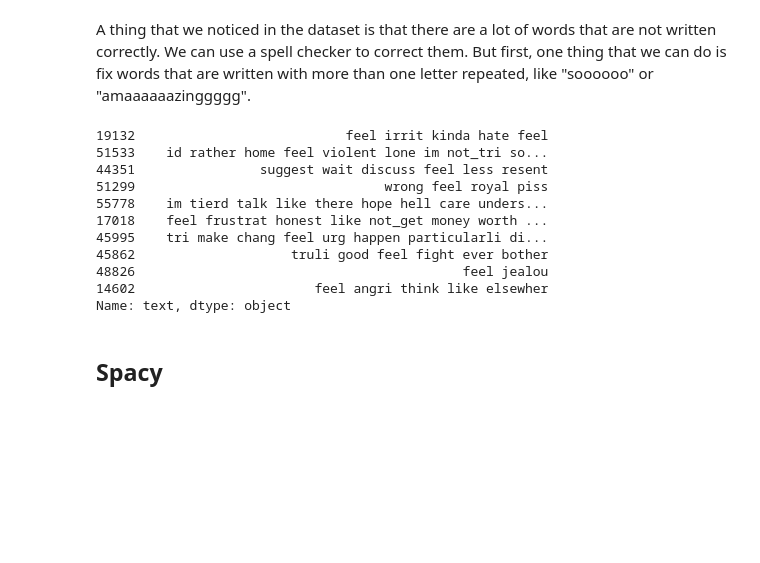
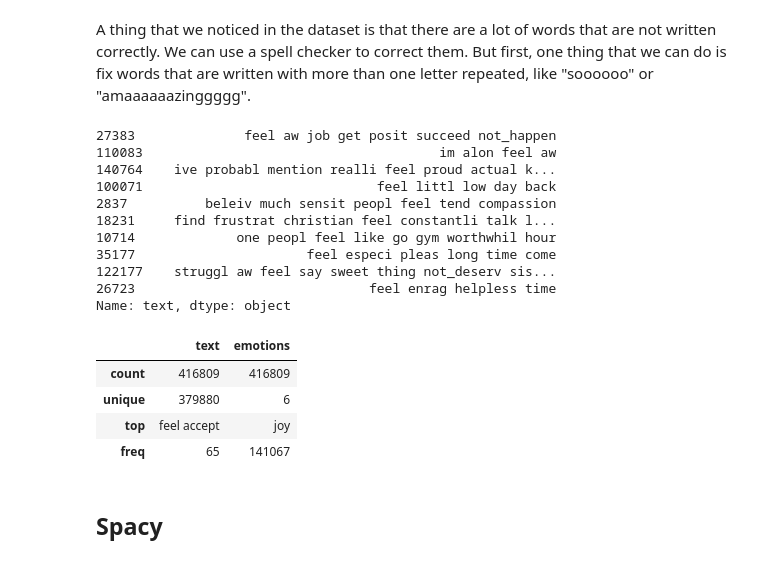
Before and after one commit to m21ark/pln, a Jupyter notebook: 2_processing.ipynb, the cells around one changed output. Drawn from its saved outputs; the diff is of its cells as text; code cells hidden in the pictures; blank space fills up the shorter version.

Commit message:
Organized the notebooks a little more

```diff
--- a/2_processing.ipynb
+++ b/2_processing.ipynb
@@ -12,7 +12,7 @@ from nltk.stem import PorterStemmer
 df = pd.read_pickle("data/data_original.pkl")
 
 # undersample the data in 10%, distributing the classes proportionally in a stratified way and with a fixed seed
-df = df.groupby("emotions", group_keys=False).apply(lambda x: x.sample(frac=0.1, random_state=42))
+# df = df.groupby("emotions", group_keys=False).apply(lambda x: x.sample(frac=0.1, random_state=42))
 
 print(df.shape)
 
@@ -174,17 +174,25 @@ df["text"] = df["text"].apply(stem)
 # Show the first 10 rows
 print(df["text"].head(10))
 # %% [output]
-19132                           feel irrit kinda hate feel
-51533    id rather home feel violent lone im not_tri so...
-44351                suggest wait discuss feel less resent
-51299                                wrong feel royal piss
-55778    im tierd talk like there hope hell care unders...
-17018    feel frustrat honest like not_get money worth ...
-45995    tri make chang feel urg happen particularli di...
-45862                    truli good feel fight ever bother
-48826                                          feel jealou
-14602                       feel angri think like elsewher
+27383              feel aw job get posit succeed not_happen
+110083                                      im alon feel aw
+140764    ive probabl mention realli feel proud actual k...
+100071                              feel littl low day back
+2837          beleiv much sensit peopl feel tend compassion
+18231     find frustrat christian feel constantli talk l...
+10714             one peopl feel like go gym worthwhil hour
+35177                      feel especi pleas long time come
+122177    struggl aw feel say sweet thing not_deserv sis...
+26723                              feel enrag helpless time
 Name: text, dtype: object
+# %%
+df.describe()
+# %% [output]
+|  | text | emotions |
+| count | 416809 | 416809 |
+| unique | 379880 | 6 |
+| top | feel accept | joy |
+| freq | 65 | 141067 |
 # %%
 # save df to pickle
 df.to_pickle("data/data_processed.pkl") # NOTE: ONLY SAVING 10% OF THE DATA
```
Also changed, not shown: parts of 4 cells of this notebook, 5 other files.
